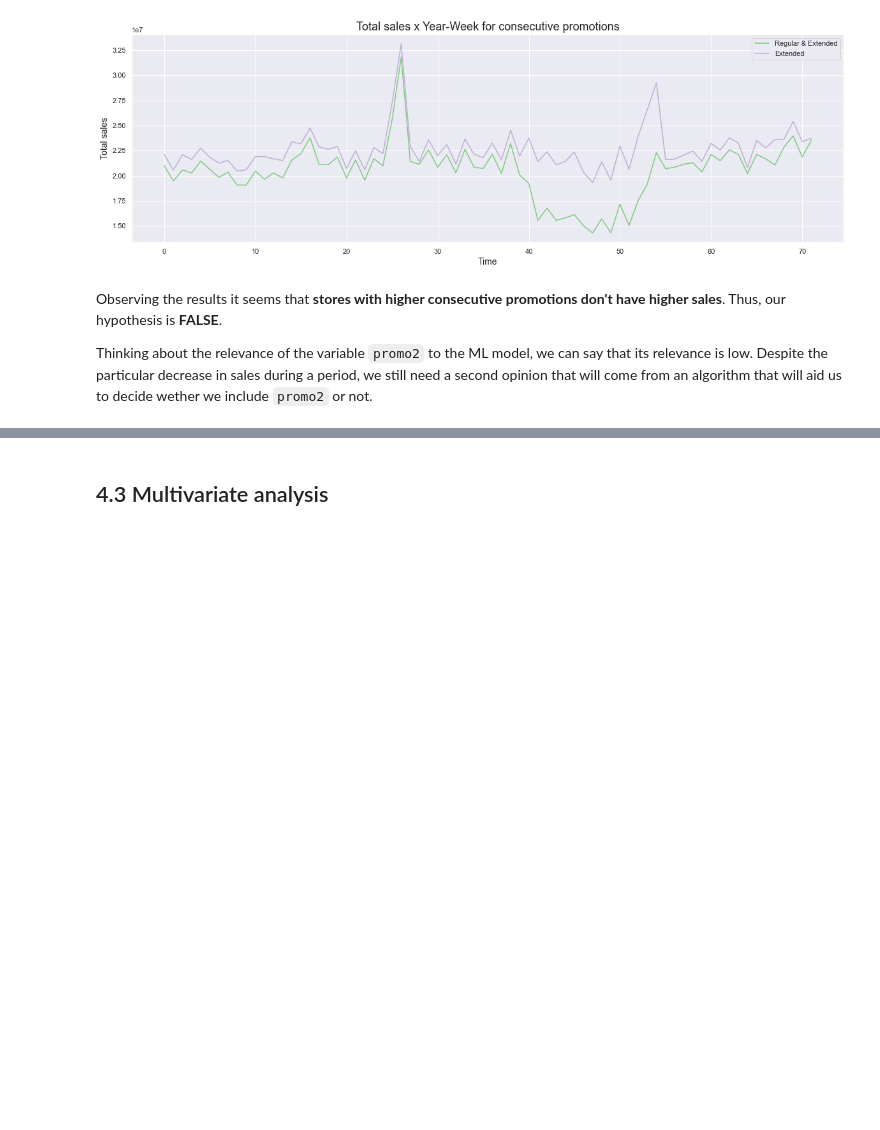
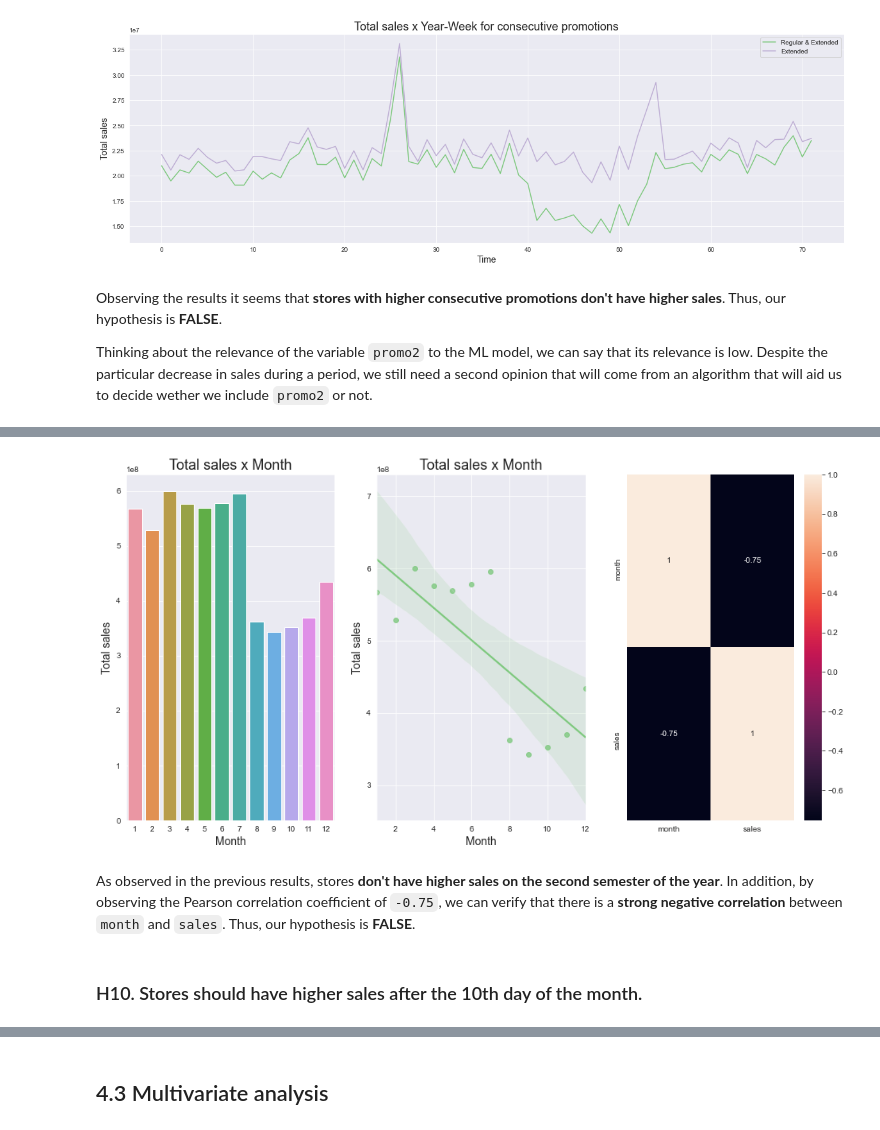
Before and after one commit to brunokatekawa/Curso_DS_Prod, a Jupyter notebook: m04_v01_store_sales_prediction.ipynb, the cells around one changed output, grey strips where cells are left out. Cells and saved outputs as stored; diff of their text form; code cells hidden in the pictures; blank space fills up the shorter version.

```diff
--- a/m04_v01_store_sales_prediction.ipynb
+++ b/m04_v01_store_sales_prediction.ipynb
@@ -1508,0 +1635,4 @@ Thinking about the relevance of the variable `promo2` to the ML model, we can sa
+# %%
+# getting the total sales by month
+df_total_sales_by_month = df4[['month', 'sales']].groupby('month').sum().reset_index()
+df_total_sales_by_month
@@ -1508,0 +1653,35 @@ Thinking about the relevance of the variable `promo2` to the ML model, we can sa
+# %%
+# using the variable ax for single a Axes
+fig, ax = plt.subplots()
+
+# setting the figure size in inches
+ax.figure.set_size_inches(16, 8)
+
+# plotting a barplot for total sales by month
+plt.subplot(1, 3, 1)
+ax = sns.barplot(x='month', y='sales', data=df_total_sales_by_month)
+
+# setting the title and axis labels
+set_plots_features(ax, "Total sales x Month", "Month", "Total sales")
+
+
+# plotting a barplot for total sales by month
+plt.subplot(1, 3, 2)
+ax = sns.regplot(x='month', y='sales', data=df_total_sales_by_month)
+
+# setting the title and axis labels
+set_plots_features(ax, "Total sales x Month", "Month", "Total sales")
+
+
+# plotting a barplot for total sales by month
+plt.subplot(1, 3, 3)
+sns.heatmap(df_total_sales_by_month.corr(method='pearson'), annot=True)
+
+# display plot
+plt.show()
+# %% [output]
+[figure, added]
+# %% [markdown]
+As observed in the previous results, stores **don't have higher sales on the second semester of the year**. In addition, by observing the Pearson correlation coefficient of `-0.75`, we can verify that there is a **strong negative correlation** between `month` and `sales`. Thus, our hypothesis is **FALSE**.
+# %% [markdown]
+### H10. Stores should have higher sales after the 10th day of the month.
```
Also changed, not shown: parts of 42 cells of this notebook.
